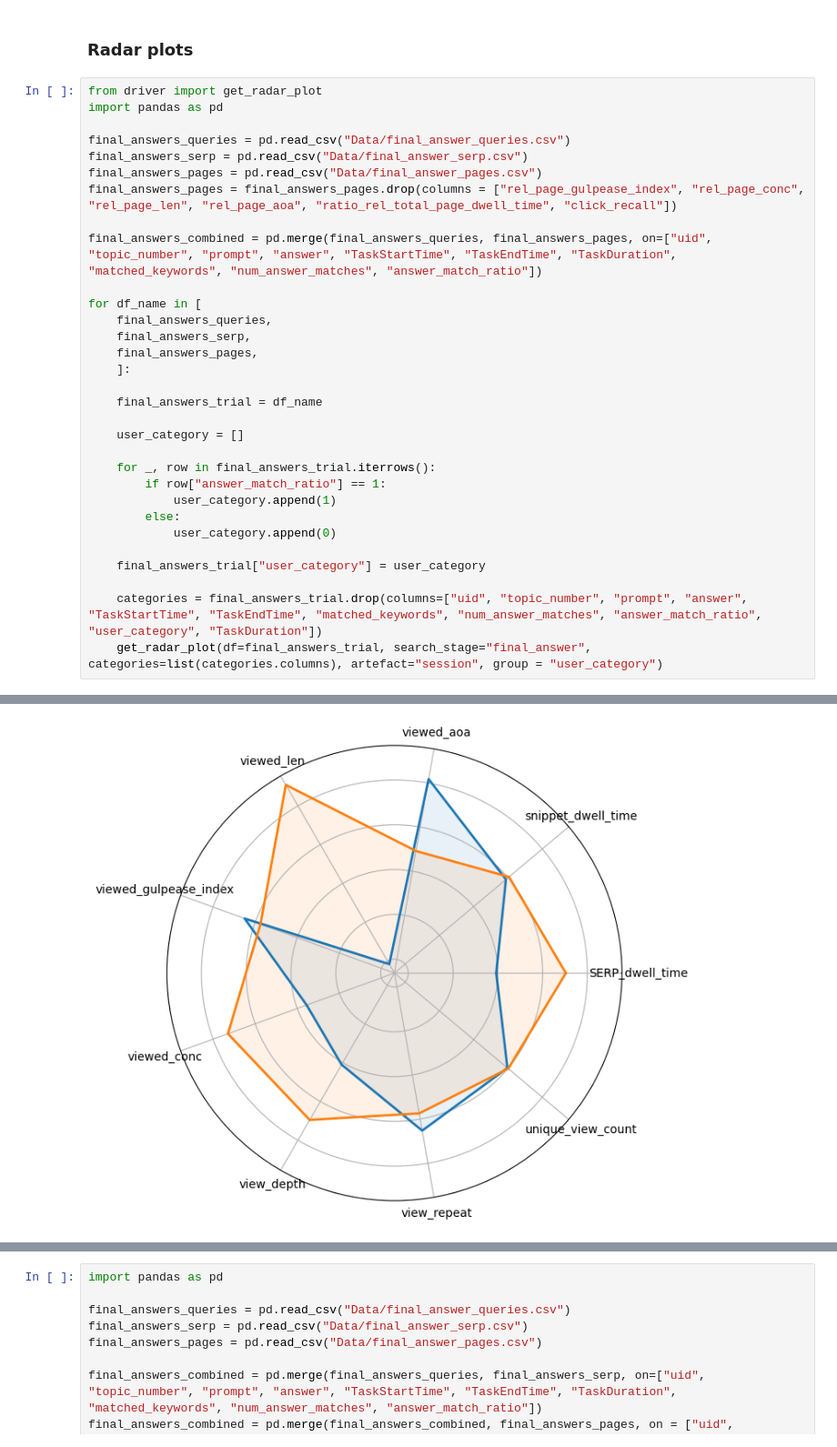
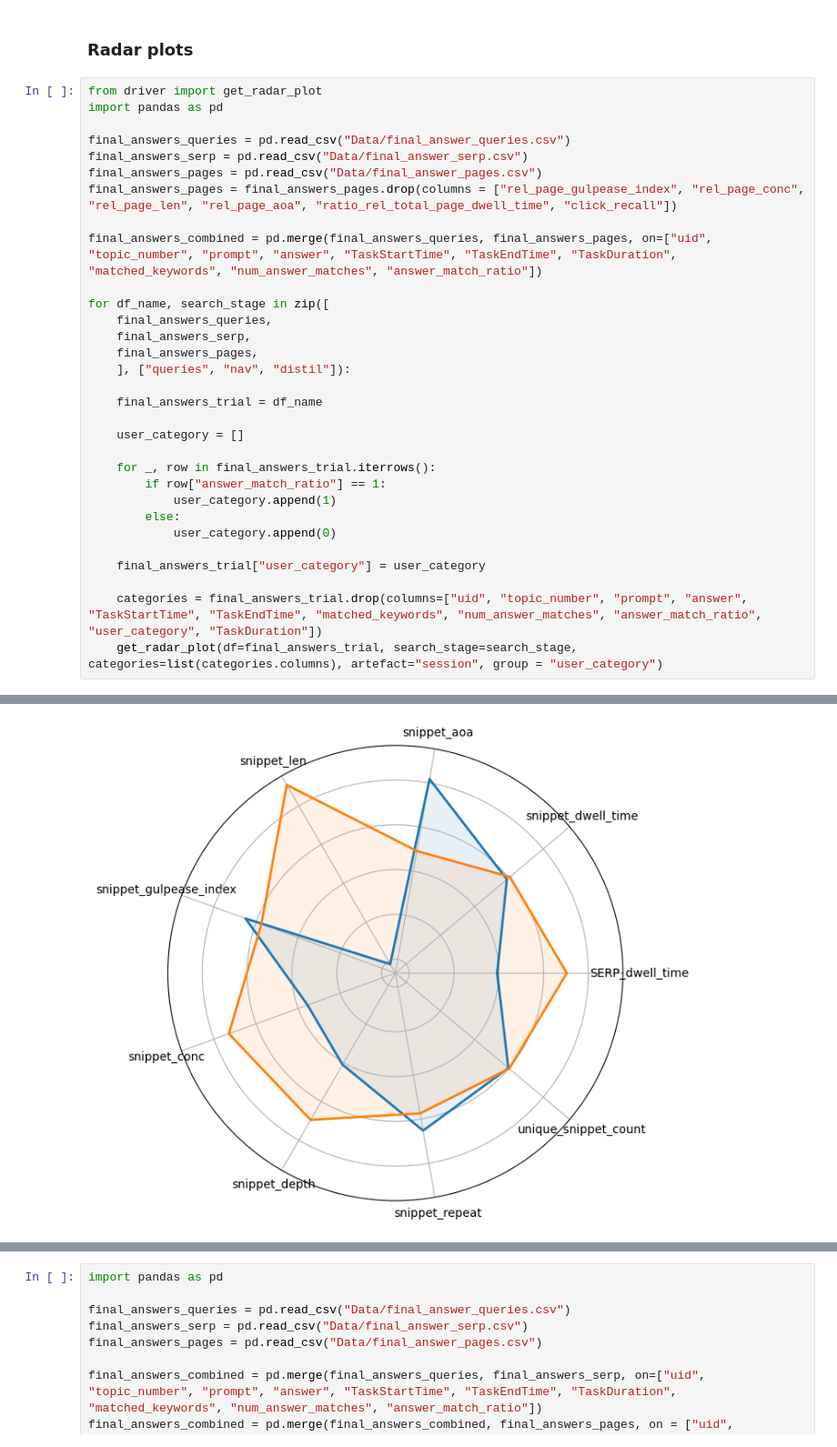
Before and after one commit to SOLandChildren/CHIIR27_LogAnalysis, a Jupyter notebook: final_answer_analysis.ipynb, the cells around one changed output, grey strips where cells are left out. Shown at 91% size. Saved outputs shown, nothing was run; the diff lists cells and outputs as text.

Commit message:
Finalising analysis for RQe

```diff
--- a/final_answer_analysis.ipynb
+++ b/final_answer_analysis.ipynb
@@ -579,37 +579,37 @@ sns.heatmap(corr, cmap=cmap,
 # %%
 from driver import get_radar_plot
 import pandas as pd
 
 final_answers_queries = pd.read_csv("Data/final_answer_queries.csv")
 final_answers_serp = pd.read_csv("Data/final_answer_serp.csv")
 final_answers_pages = pd.read_csv("Data/final_answer_pages.csv")
 final_answers_pages = final_answers_pages.drop(columns = ["rel_page_gulpease_index", "rel_page_conc", "rel_page_len", "rel_page_aoa", "ratio_rel_total_page_dwell_time", "click_recall"])
 
 final_answers_combined = pd.merge(final_answers_queries, final_answers_pages, on=["uid", "topic_number", "prompt", "answer", "TaskStartTime", "TaskEndTime", "TaskDuration", "matched_keywords", "num_answer_matches", "answer_match_ratio"])
 
-for df_name in [
+for df_name, search_stage in zip([
     final_answers_queries,
     final_answers_serp,
     final_answers_pages,
-    ]:
+    ], ["queries", "nav", "distil"]):
 
     final_answers_trial = df_name
 
     user_category = []
 
     for _, row in final_answers_trial.iterrows():
         if row["answer_match_ratio"] == 1:
             user_category.append(1)
         else:
             user_category.append(0)
 
     final_answers_trial["user_category"] = user_category
 
     categories = final_answers_trial.drop(columns=["uid", "topic_number", "prompt", "answer", "TaskStartTime", "TaskEndTime", "matched_keywords", "num_answer_matches", "answer_match_ratio", "user_category", "TaskDuration"])
-    get_radar_plot(df=final_answers_trial, search_stage="final_answer", categories=list(categories.columns), artefact="session", group = "user_category")
+    get_radar_plot(df=final_answers_trial, search_stage=search_stage, categories=list(categories.columns), artefact="session", group = "user_category")
 # %% [output]
 [figure]
-[figure, old version]
+[figure, new version]
 [figure]
 # %%
 import pandas as pd
```
Also changed, not shown: parts of 5 cells of this notebook, 12 other files.
